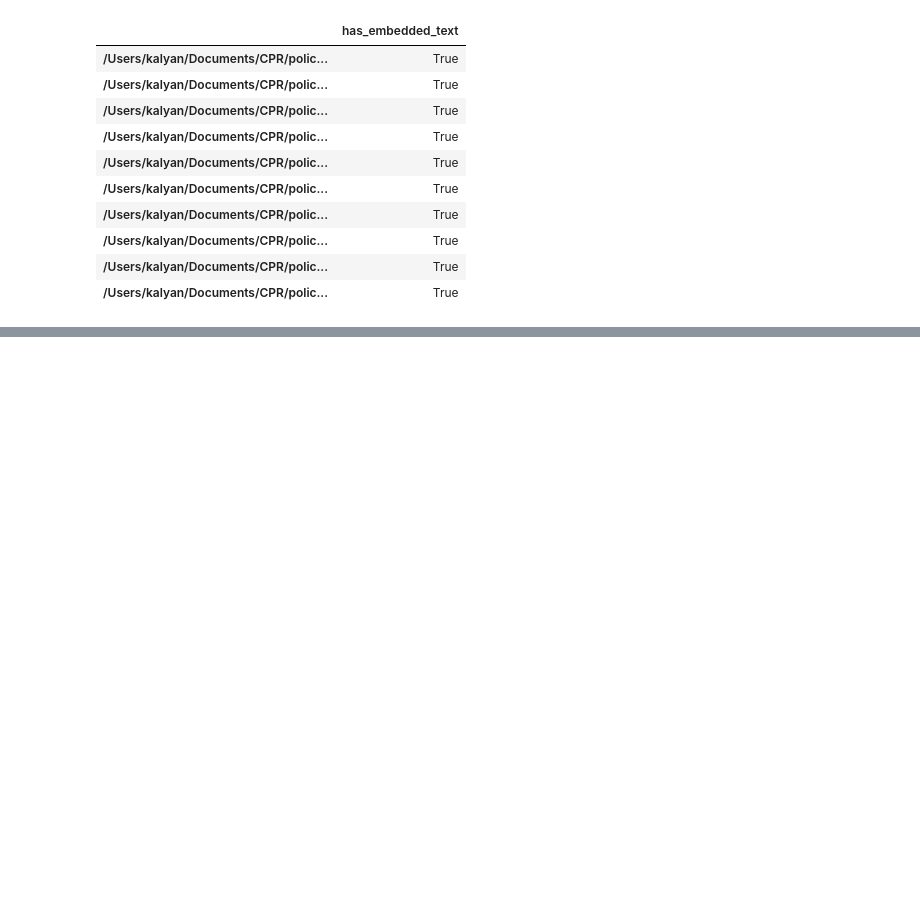
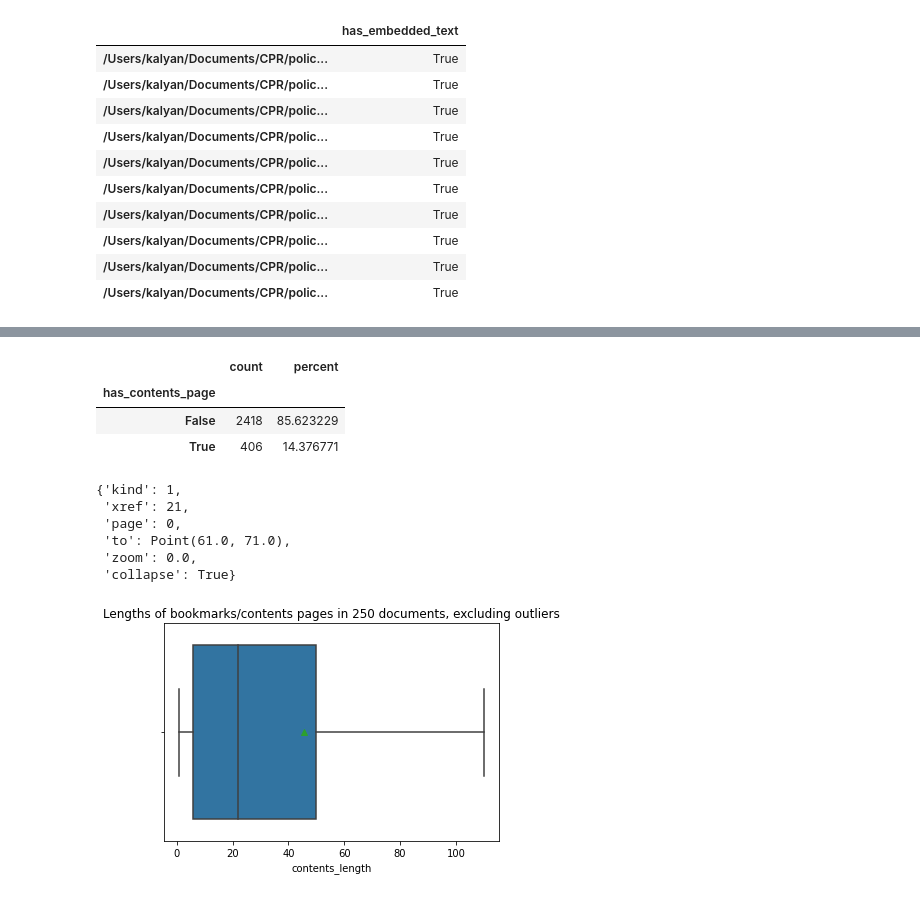
Before and after one commit to climatepolicyradar/pdf-corpus-analysis, a Jupyter notebook: notebooks/1_high_level_corpus_stats.ipynb, the cells around one changed output, grey strips where cells are left out. Drawn from its saved outputs; the diff is of its cells as text; code cells hidden in the pictures; blank space fills up the shorter version.

Commit message:
Add contents page analysis

```diff
--- a/notebooks/1_high_level_corpus_stats.ipynb
+++ b/notebooks/1_high_level_corpus_stats.ipynb
@@ -116,0 +131,9 @@ emb_text_df[emb_text_df['has_embedded_text'] == True].sample(10)
+# %%
+contents_page = dict()
+has_contents_page = dict()
+
+for fname in tqdm(files_with_ext[".pdf"] + files_with_ext[".PDF"]):
+    with fitz.open(fname) as doc:
+        toc = doc.get_toc(simple=False)
+        contents_page[fname] = toc
+        has_contents_page[fname] = bool(toc)
@@ -116,0 +158,57 @@ emb_text_df[emb_text_df['has_embedded_text'] == True].sample(10)
+# %%
+contents_page_df = pd.DataFrame.from_dict(has_contents_page, orient="index").rename(columns={0: "has_contents_page"})
+contents_page_count = contents_page_df.reset_index().groupby("has_contents_page").count().rename(columns={"index": "count"})
+contents_page_count['percent'] = contents_page_count['count'] / contents_page_count['count'].sum() * 100
+
+contents_page_count
+# %% [output]
+|  | count | percent |
+| has_contents_page |  |  |
+| False | 2418 | 85.623229 |
+| True | 406 | 14.376771 |
+# %%
+contents_page["/Users/kalyan/Documents/CPR/policy-search/data/corpus/content/cclw-9112-5a84badb44ce408a9bbef6703e868274.pdf"][0][-1]
+# %% [output]
+{'kind': 1,
+ 'xref': 21,
+ 'page': 0,
+ 'to': Point(61.0, 71.0),
+ 'zoom': 0.0,
+ 'collapse': True}
+# %%
+def contents_uses_coords(contents):
+    """
+    Determine whether contents page uses coordinates (points to a place within a page), or just points to a page.
+    Bookmarks that point to a coordinate in a page could be a useful source of labels for section headings.
+    """
+
+    for bookmark in contents:
+        if bookmark[-1].get("to"):
+            if bookmark[-1].get("to").y != 0:
+                return True
+        elif bookmark[-1].get("kind") == 2:
+            # Means the link points to a named position in the document.
+            # https://pymupdf.readthedocs.io/en/latest/vars.html#linkdest-kinds
+            return True
+
+    return False
+# %%
+contents_page_stats = []
+
+for filename, contents in tqdm(contents_page.items()):
+    if contents:
+        try:
+            contents_page_stats.append({
+                "filename": filename,
+                "contents_length": len(contents),
+                "contents_uses_coords": contents_uses_coords(contents),
+            })
+        except:
+            print(f"{filename} failed")
+# %%
+sns.boxplot(
+    x=pd.DataFrame(contents_page_stats)["contents_length"],
+    showfliers=False,
+    showmeans=True).set_title("Lengths of bookmarks/contents pages in 250 documents, excluding outliers");
+# %% [output]
+[figure, added]
```
Also changed, not shown: parts of 4 cells of this notebook.
